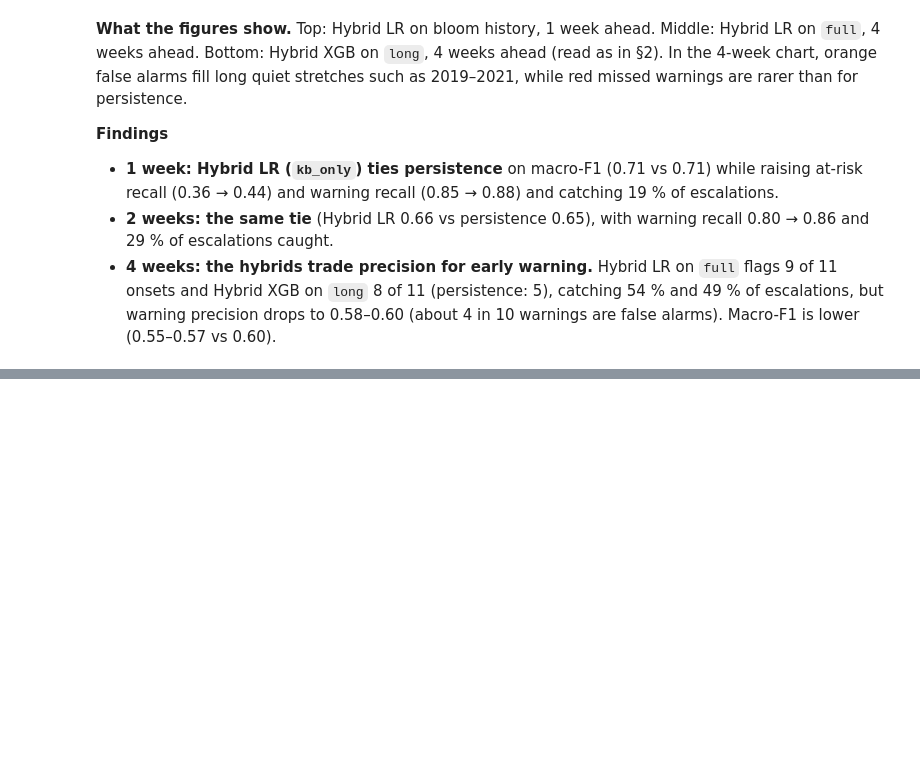
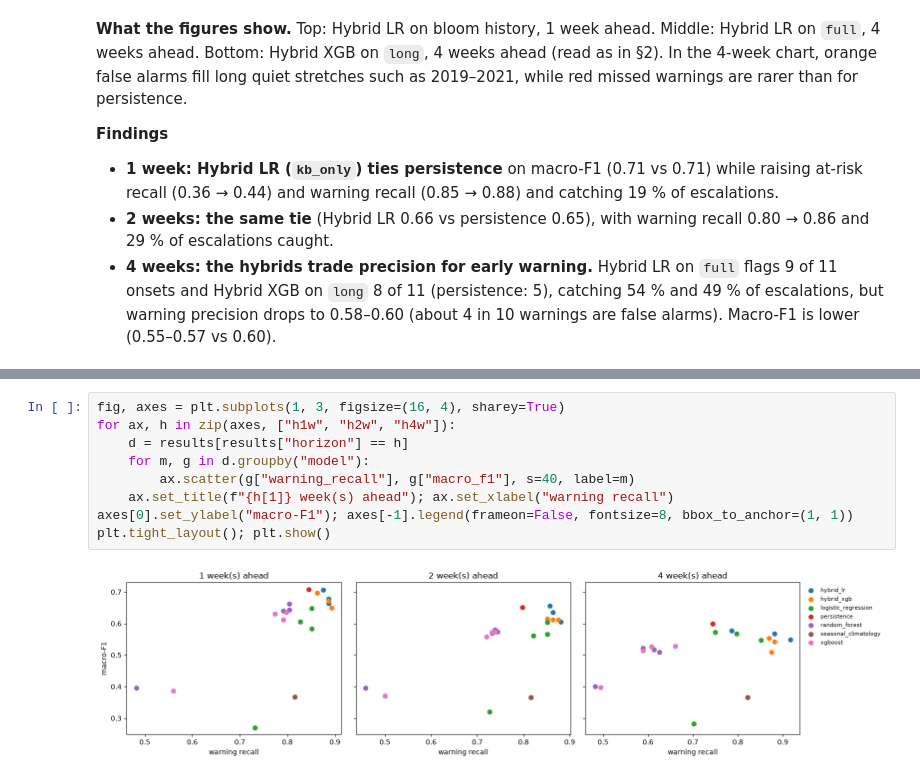
Before and after one commit to Break-Through-Tech/Biointerphase-1A-forecasting-harmful-algal-bloom-risk, a Jupyter notebook: models/notebooks/03_models.ipynb, the cells around one changed output, grey strips where cells are left out. Drawn from its saved outputs; the diff is of its cells as text; blank space fills up the shorter version.

```diff
--- a/models/notebooks/03_models.ipynb
+++ b/models/notebooks/03_models.ipynb
@@ -588,0 +617,11 @@ by_year("hybrid_lr", "full", horizon="h4w")
+# %%
+fig, axes = plt.subplots(1, 3, figsize=(16, 4), sharey=True)
+for ax, h in zip(axes, ["h1w", "h2w", "h4w"]):
+    d = results[results["horizon"] == h]
+    for m, g in d.groupby("model"):
+        ax.scatter(g["warning_recall"], g["macro_f1"], s=40, label=m)
+    ax.set_title(f"{h[1]} week(s) ahead"); ax.set_xlabel("warning recall")
+axes[0].set_ylabel("macro-F1"); axes[-1].legend(frameon=False, fontsize=8, bbox_to_anchor=(1, 1))
+plt.tight_layout(); plt.show()
+# %% [output]
+[figure, added]
```
Also changed, not shown: parts of 31 cells of this notebook, 10 other files.
